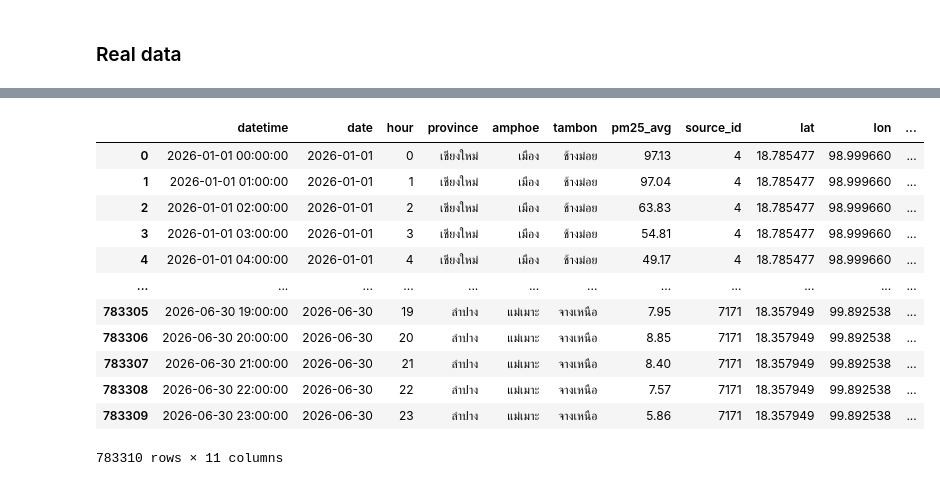
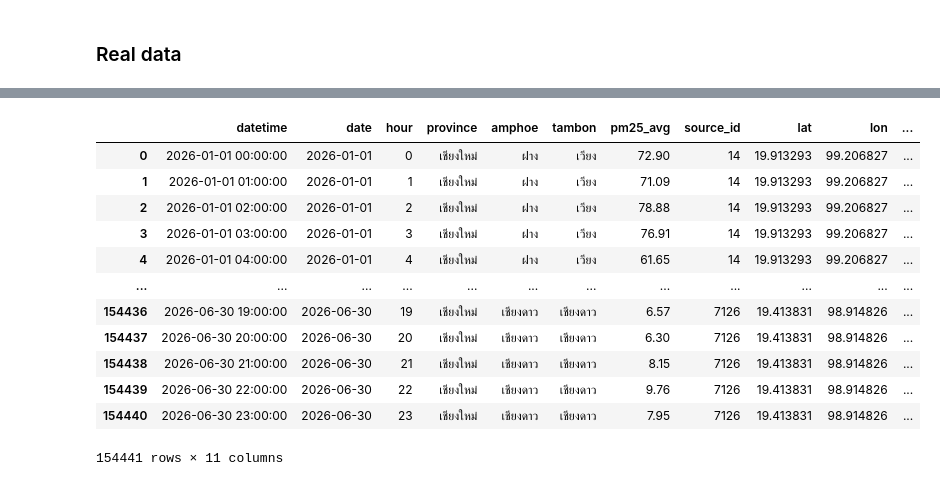
Before and after one commit to tamsopanat/cmu_lhs_pm_project, a Jupyter notebook: script/data2.ipynb, the cells around one changed output, grey strips where cells are left out. Cells and saved outputs as stored; diff of their text form; code cells hidden in the pictures.

```diff
--- a/script/data2.ipynb
+++ b/script/data2.ipynb
@@ -106,29 +90,67 @@ real_pm = pd.read_csv('/Users/tamsopanat/Desktop/MedCMU - FamMed/Dustboy/result/
 real_temp = pd.read_csv('../data2/temp.csv')
 real_temp.loc[real_temp['amphoe'].str.contains('เมือง', na=False), 'amphoe'] = 'เมือง'
 
-real_pm = real_pm[real_pm['province'].isin(real_temp['province'])]
-real_pm = real_pm[real_pm['date'].isin(real_temp['date'])]
+required_dates = set([
+    '2026-05-01', '2026-05-02', '2026-05-03', '2026-05-04',
+    '2026-05-05', '2026-05-06', '2026-05-07'
+])
+
+def get_complete_locations(df, req_dates):
+    # Group by location and collect all dates into a set
+    loc_dates = df.groupby(['province', 'amphoe', 'tambon'])['date'].apply(set).reset_index()
+    # Filter for locations where the required_dates are a subset of available dates
+    valid = loc_dates[loc_dates['date'].apply(lambda dates: req_dates.issubset(dates))]
+    # Return just the address columns
+    return valid[['province', 'amphoe', 'tambon']]
+
+# 4. Find valid locations in each dataset independently
+valid_temp_locs = get_complete_locations(real_temp, required_dates)
+valid_pm_locs = get_complete_locations(real_pm, required_dates)
+
+# 5. Find the strict intersection (locations that are complete in BOTH datasets)
+master_valid_locations = pd.merge(
+    valid_temp_locs,
+    valid_pm_locs,
+    on=['province', 'amphoe', 'tambon'],
+    how='inner'
+)
+
+# 6. Filter the original datasets using this master list of valid locations
+real_temp = pd.merge(real_temp, master_valid_locations, on=['province', 'amphoe', 'tambon'], how='inner')
+real_pm = pd.merge(real_pm, master_valid_locations, on=['province', 'amphoe', 'tambon'], how='inner')
+
+# 7. (Optional) Filter to only include exact matching dates across both datasets
+# This ensures that if real_temp has data for May 10th but real_pm doesn't, May 10th is dropped from both.
+shared_keys = pd.merge(
+    real_temp[['province', 'amphoe', 'tambon', 'date']],
+    real_pm[['province', 'amphoe', 'tambon', 'date']],
+    on=['province', 'amphoe', 'tambon', 'date'],
+    how='inner'
+).drop_duplicates()
+
+real_temp = pd.merge(real_temp, shared_keys, on=['province', 'amphoe', 'tambon', 'date'], how='inner')
+real_pm = pd.merge(real_pm, shared_keys, on=['province', 'amphoe', 'tambon', 'date'], how='inner')
 # %%
-real = real_pm.merge(real_temp, how='left', on=['datetime', 'date', 'hour', 'province', 'amphoe', 'tambon'])
+real = real_pm.merge(real_temp, how='inner', on=['datetime', 'date', 'hour', 'province', 'amphoe', 'tambon'])
 mean_temps = real_temp.groupby(by=['datetime', 'date', 'hour'], as_index=False)['temperature'].mean()
 mean_temps = mean_temps.rename(columns={'temperature': 'hourly_mean_temp'})
 real = real.merge(mean_temps, how='left', on=['datetime', 'date', 'hour'])
 real['temperature'] = real['temperature'].fillna(real['hourly_mean_temp'])
 real = real.drop(columns=['hourly_mean_temp'])
 real = real.rename(columns={'pm25': 'pm25_avg', 'temperature': 'temperature_avg'})
 # real.to_csv('../data2/environment_hourly.csv', index=False)
 real
 # %% [output]
 |  | datetime | date | hour | province | amphoe | tambon | pm25_avg | source_id | lat | lon | ... |
-| 0 | 2026-01-01 00:00:00 | 2026-01-01 | 0 | เชียงใหม่ | เมือง | ช้างม่อย | 97.13 | 4 | 18.785477 | 98.999660 | ... |
-| 1 | 2026-01-01 01:00:00 | 2026-01-01 | 1 | เชียงใหม่ | เมือง | ช้างม่อย | 97.04 | 4 | 18.785477 | 98.999660 | ... |
-| 2 | 2026-01-01 02:00:00 | 2026-01-01 | 2 | เชียงใหม่ | เมือง | ช้างม่อย | 63.83 | 4 | 18.785477 | 98.999660 | ... |
-| 3 | 2026-01-01 03:00:00 | 2026-01-01 | 3 | เชียงใหม่ | เมือง | ช้างม่อย | 54.81 | 4 | 18.785477 | 98.999660 | ... |
-| 4 | 2026-01-01 04:00:00 | 2026-01-01 | 4 | เชียงใหม่ | เมือง | ช้างม่อย | 49.17 | 4 | 18.785477 | 98.999660 | ... |
+| 0 | 2026-01-01 00:00:00 | 2026-01-01 | 0 | เชียงใหม่ | ฝาง | เวียง | 72.90 | 14 | 19.913293 | 99.206827 | ... |
+| 1 | 2026-01-01 01:00:00 | 2026-01-01 | 1 | เชียงใหม่ | ฝาง | เวียง | 71.09 | 14 | 19.913293 | 99.206827 | ... |
+| 2 | 2026-01-01 02:00:00 | 2026-01-01 | 2 | เชียงใหม่ | ฝาง | เวียง | 78.88 | 14 | 19.913293 | 99.206827 | ... |
+| 3 | 2026-01-01 03:00:00 | 2026-01-01 | 3 | เชียงใหม่ | ฝาง | เวียง | 76.91 | 14 | 19.913293 | 99.206827 | ... |
+| 4 | 2026-01-01 04:00:00 | 2026-01-01 | 4 | เชียงใหม่ | ฝาง | เวียง | 61.65 | 14 | 19.913293 | 99.206827 | ... |
 | ... | ... | ... | ... | ... | ... | ... | ... | ... | ... | ... | ... |
-| 783305 | 2026-06-30 19:00:00 | 2026-06-30 | 19 | ลำปาง | แม่เมาะ | จางเหนือ | 7.95 | 7171 | 18.357949 | 99.892538 | ... |
-| 783306 | 2026-06-30 20:00:00 | 2026-06-30 | 20 | ลำปาง | แม่เมาะ | จางเหนือ | 8.85 | 7171 | 18.357949 | 99.892538 | ... |
-| 783307 | 2026-06-30 21:00:00 | 2026-06-30 | 21 | ลำปาง | แม่เมาะ | จางเหนือ | 8.40 | 7171 | 18.357949 | 99.892538 | ... |
-| 783308 | 2026-06-30 22:00:00 | 2026-06-30 | 22 | ลำปาง | แม่เมาะ | จางเหนือ | 7.57 | 7171 | 18.357949 | 99.892538 | ... |
-| 783309 | 2026-06-30 23:00:00 | 2026-06-30 | 23 | ลำปาง | แม่เมาะ | จางเหนือ | 5.86 | 7171 | 18.357949 | 99.892538 | ... |
+| 154436 | 2026-06-30 19:00:00 | 2026-06-30 | 19 | เชียงใหม่ | เชียงดาว | เชียงดาว | 6.57 | 7126 | 19.413831 | 98.914826 | ... |
+| 154437 | 2026-06-30 20:00:00 | 2026-06-30 | 20 | เชียงใหม่ | เชียงดาว | เชียงดาว | 6.30 | 7126 | 19.413831 | 98.914826 | ... |
+| 154438 | 2026-06-30 21:00:00 | 2026-06-30 | 21 | เชียงใหม่ | เชียงดาว | เชียงดาว | 8.15 | 7126 | 19.413831 | 98.914826 | ... |
+| 154439 | 2026-06-30 22:00:00 | 2026-06-30 | 22 | เชียงใหม่ | เชียงดาว | เชียงดาว | 9.76 | 7126 | 19.413831 | 98.914826 | ... |
+| 154440 | 2026-06-30 23:00:00 | 2026-06-30 | 23 | เชียงใหม่ | เชียงดาว | เชียงดาว | 7.95 | 7126 | 19.413831 | 98.914826 | ... |
-783310 rows × 11 columns
+154441 rows × 11 columns
```
Also changed, not shown: parts of 7 cells of this notebook, 5 other files.
